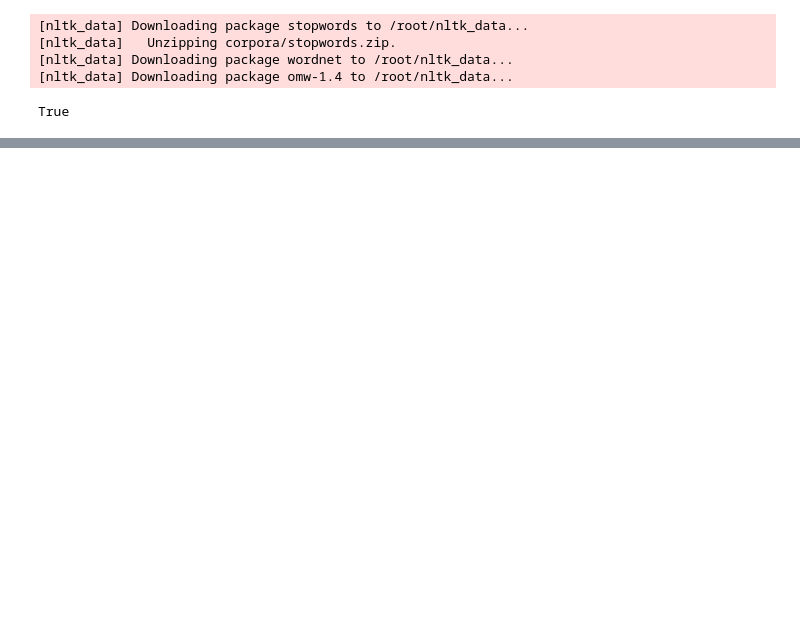
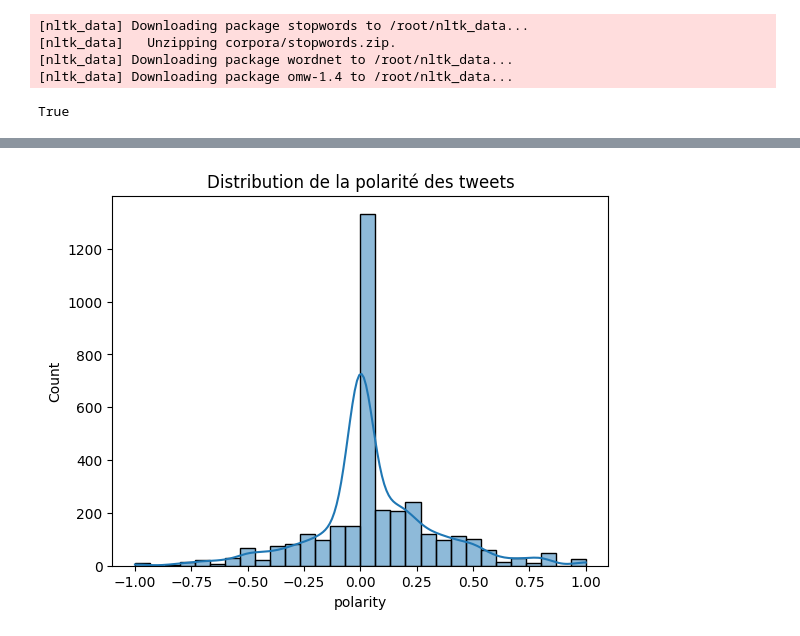
Before and after one commit to ouafighizlene21/Twitter-Disinformation-Study, a Jupyter notebook: 21.ipynb, the cells around one changed output, grey strips where cells are left out. Drawn from its saved outputs; the diff is of its cells as text; code cells hidden in the pictures; blank space fills up the shorter version.

```diff
--- a/21.ipynb
+++ b/21.ipynb
@@ -181,0 +224,8 @@ Index(['id', 'date', 'time', 'timezone', 'username', 'text', 'reply_count',
+# %%
+from textblob import TextBlob
+
+# Analyse de polarité et subjectivité
+df['polarity'] = df['clean_text'].apply(lambda x: TextBlob(x).sentiment.polarity)
+df['subjectivity'] = df['clean_text'].apply(lambda x: TextBlob(x).sentiment.subjectivity)
+
+print(df[['clean_text', 'polarity', 'subjectivity']].head())
@@ -181,0 +243,8 @@ Index(['id', 'date', 'time', 'timezone', 'username', 'text', 'reply_count',
+# %%
+import seaborn as sns
+
+sns.histplot(df['polarity'], bins=30, kde=True)
+plt.title("Distribution de la polarité des tweets")
+plt.show()
+# %% [output]
+[figure, added]
```
Also changed, not shown: parts of 51 cells of this notebook.
